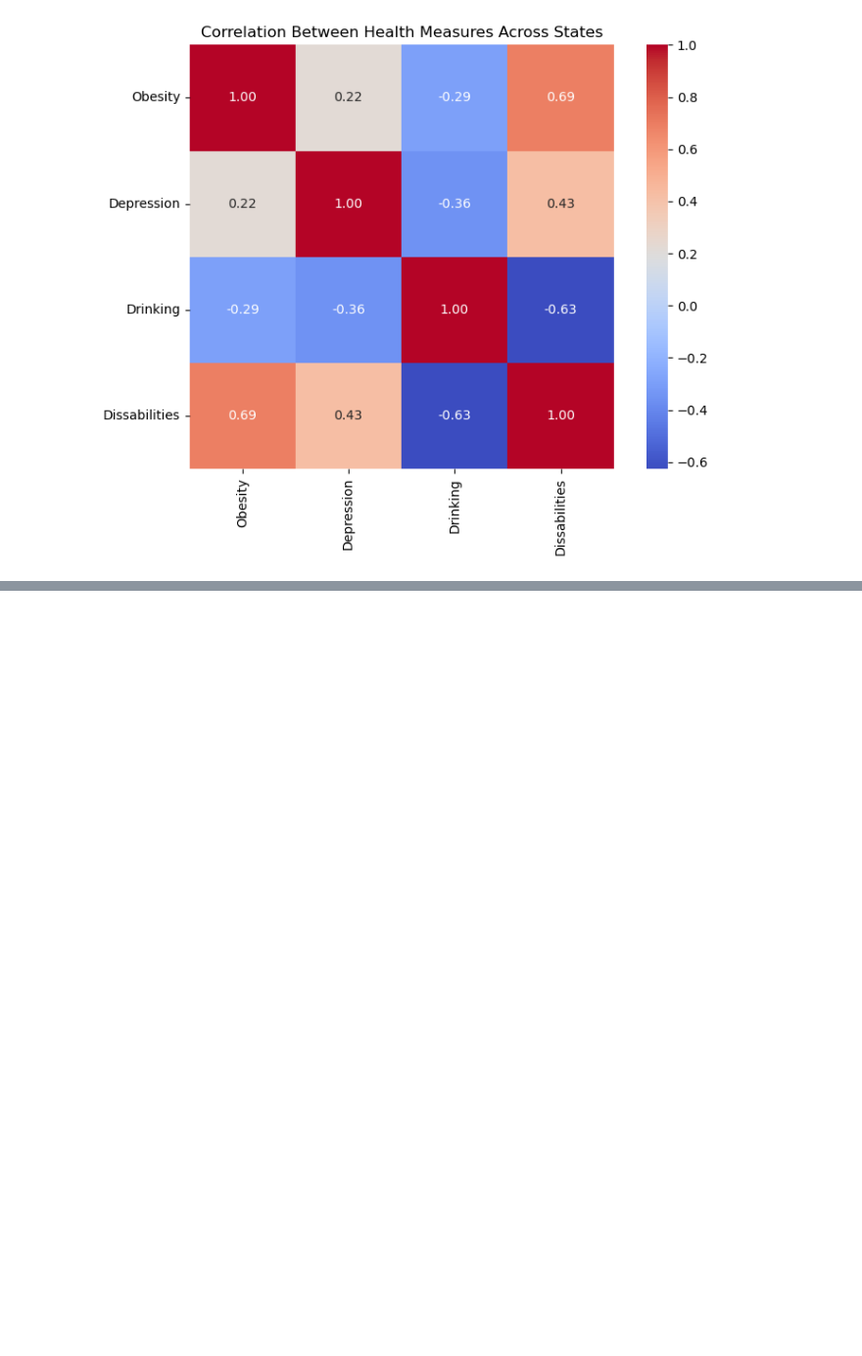
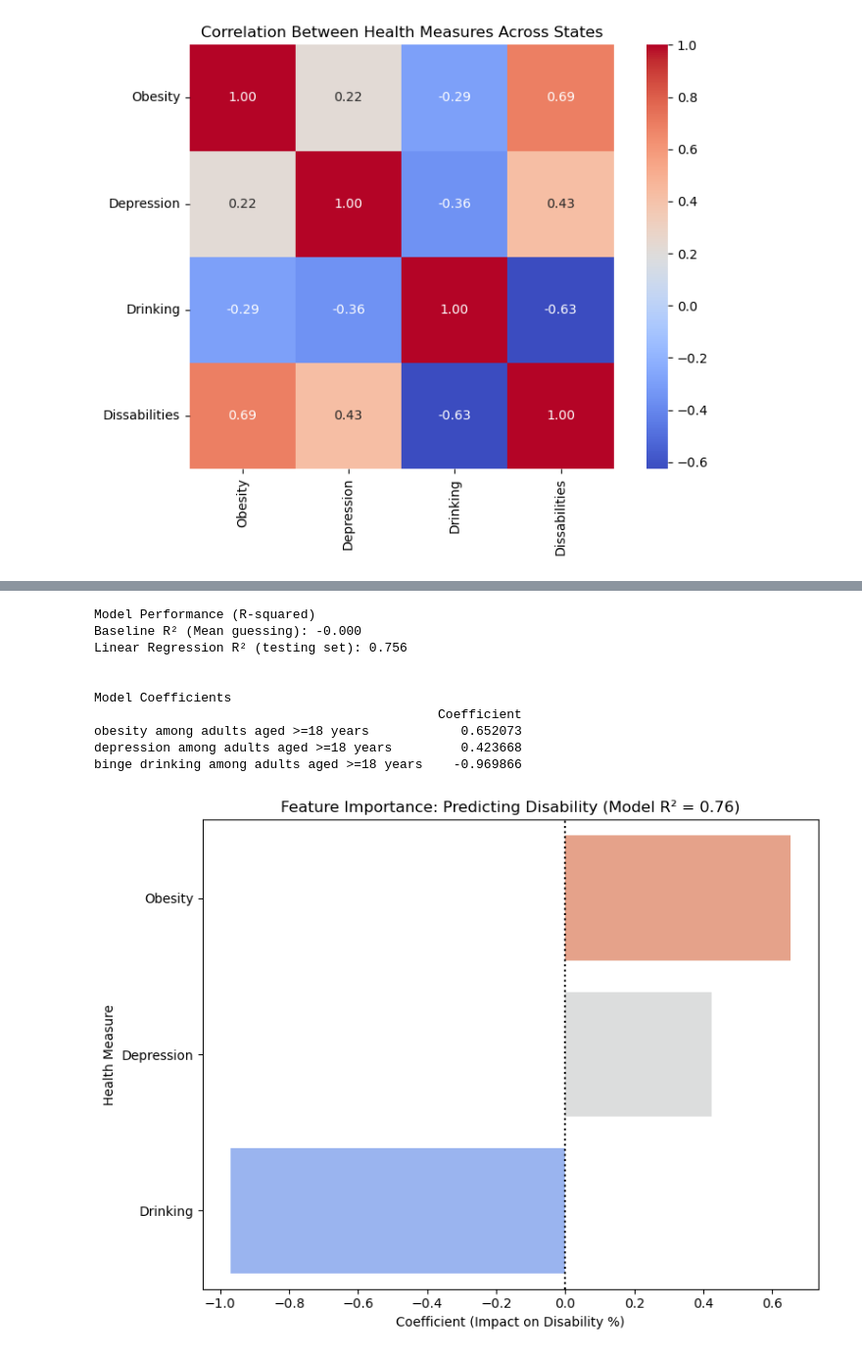
Before and after one commit to jjohn314/exploring-health-outcomes, a Jupyter notebook: prog_report.ipynb, the cells around one changed output, grey strips where cells are left out. Shown at 98% size. Saved outputs shown, nothing was run; the diff lists cells and outputs as text; code cells hidden in the pictures; blank space fills up the shorter version.

```diff
--- a/prog_report.ipynb
+++ b/prog_report.ipynb
@@ -266,0 +397,80 @@ plt.show()
+# %%
+from sklearn.dummy import DummyRegressor
+from sklearn.metrics import r2_score
+
+#defining features and target
+#we want to predict disability based on the other three measures.
+#target (Y)
+target = "any disability among adults aged >=18 years"
+#features (X)
+features = [
+    "obesity among adults aged >=18 years",
+    "depression among adults aged >=18 years",
+    "binge drinking among adults aged >=18 years"
+]
+
+X = dfWide[features]
+y = dfWide[target]
+
+#splitting data into training ant testing sets (80% is training, 20% is testing)
+#doing this tests the model on data it has never seen before.
+X_train, X_test, y_train, y_test = train_test_split(X, y, test_size=0.2, random_state=42)
+
+
+#This model serves as a baseline. It just predicts average disability rate every time.
+#a valuable model should beat it.
+dummy_model = DummyRegressor(strategy="mean")
+dummy_model.fit(X_train, y_train)
+y_pred_dummy = dummy_model.predict(X_test)
+r2_baseline = r2_score(y_test, y_pred_dummy)
+
+#this is a supervised ML model using Linear Regression
+#it'll learn relationship between the features and the target.
+model = LinearRegression()
+model.fit(X_train, y_train)
+y_pred_model = model.predict(X_test)
+r2_model = r2_score(y_test, y_pred_model)
+
+#printing interpretation to console
+print(f"Model Performance (R-squared)")
+print(f"Baseline R² (Mean guessing): {r2_baseline:.3f}")
+print(f"Linear Regression R² (testing set): {r2_model:.3f}")
+print("\n")
+
+#Creating coefficient dataframe for visualizing
+#this holds the results of the model, showing the impact of each feature.
+coeffs = pd.DataFrame(model.coef_, index=features, columns=["Coefficient"])
+coeffs_plot = coeffs.reset_index().rename(columns={"index": "Health Measure"})
+
+print("Model Coefficients")
+print(coeffs)
+
+#Creating the figure
+plt.figure(figsize=(8, 6))
+ax = sns.barplot(data=coeffs_plot, y="Health Measure", x="Coefficient",hue="Health Measure", palette="coolwarm_r", legend=False)
+ax.set(title = f'Feature Importance: Predicting Disability (Model R² = {r2_model:.2f})',
+       xlabel='Coefficient (Impact on Disability %)')
+
+#renaming existing ticks
+newLabels = ["Obesity", "Depression", "Drinking"]
+ax.set_yticks(range(len(newLabels)))
+ax.set_yticklabels(newLabels)
+
+#adding vertical line at 0 for a clear baseline reference
+ax.axvline(x=0, color='black', linestyle=':')
+
+#tightening and showing the figure
+plt.tight_layout()
+plt.show()
+# %% [output]
+Model Performance (R-squared)
+Baseline R² (Mean guessing): -0.000
+Linear Regression R² (testing set): 0.756
+
+
+Model Coefficients
+                                             Coefficient
+obesity among adults aged >=18 years            0.652073
+depression among adults aged >=18 years         0.423668
+binge drinking among adults aged >=18 years    -0.969866
+[figure, added]
```
Also changed, not shown: parts of 16 cells of this notebook, 1 other file.
